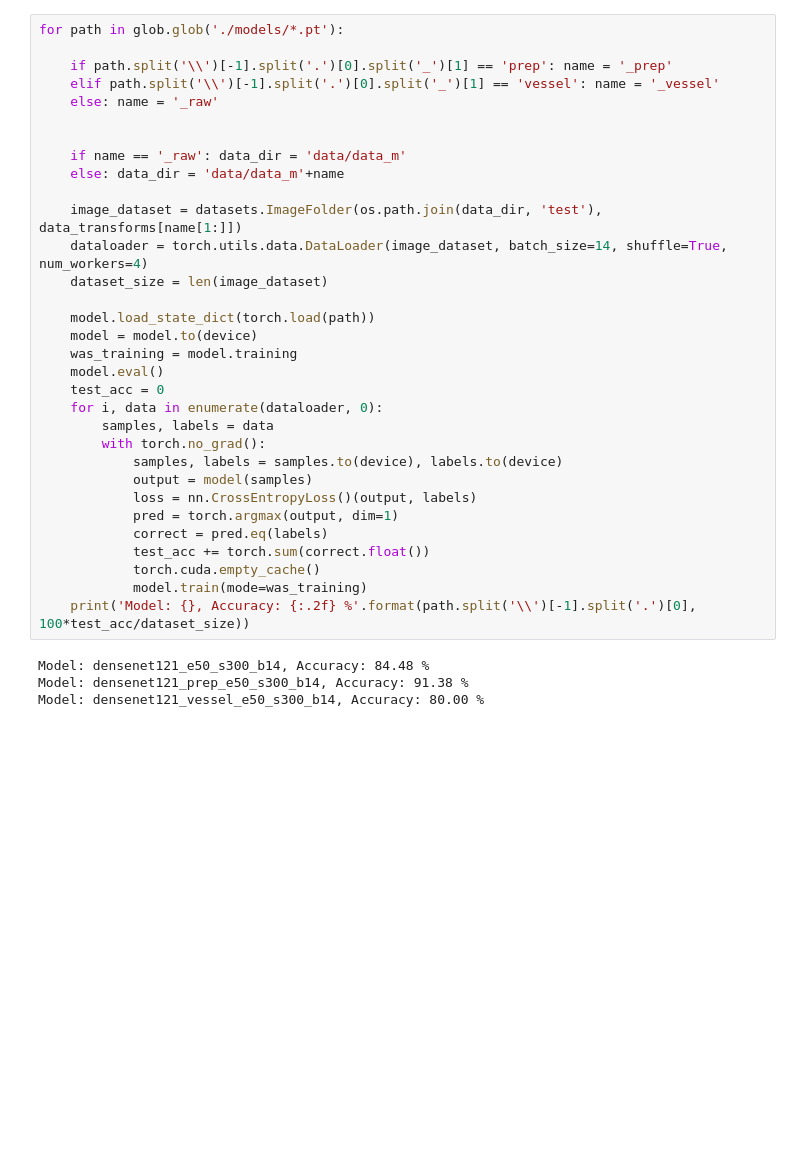
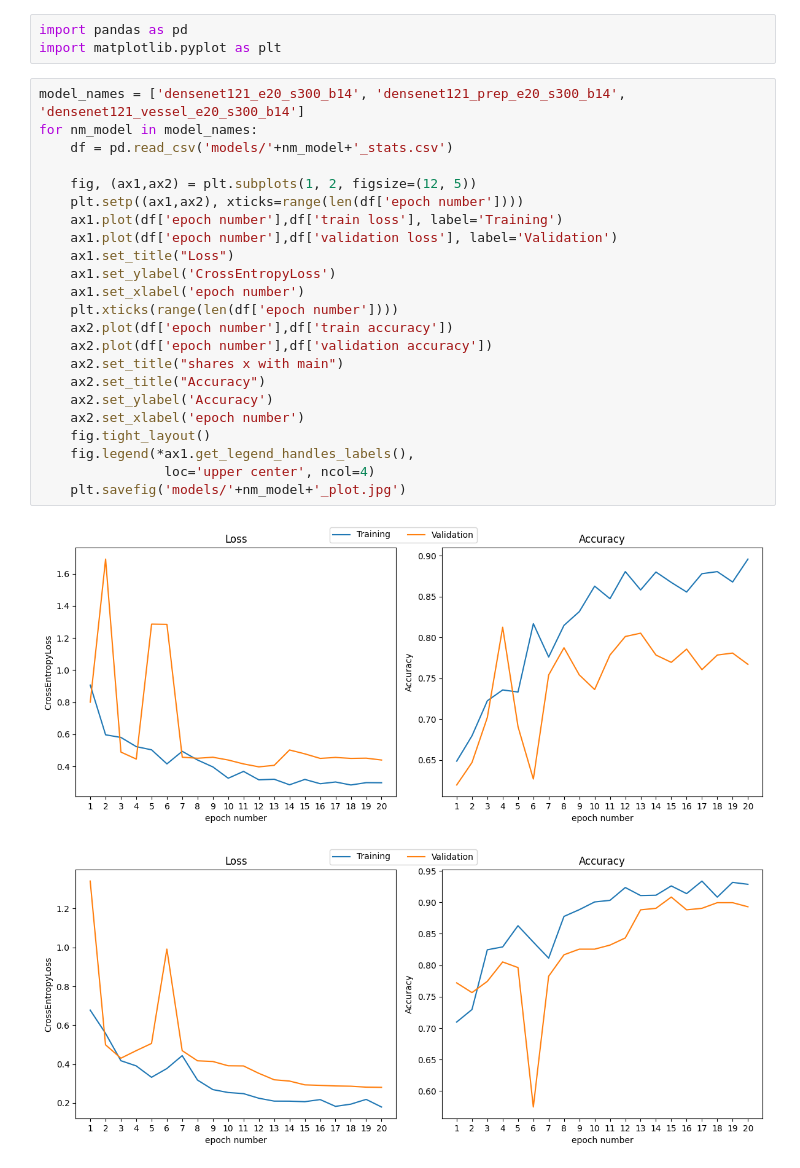
Before and after one commit to Mpasiowiec/Analiza-obrazu-i-diagnozowanie-cukrzycy-na-podstawie-zdjec-dna-oka, a Jupyter notebook: densenet/summary.ipynb, the cells around one changed output. Cells and saved outputs as stored; diff of their text form; blank space fills up the shorter version.

Commit message:
plots

```diff
--- a/densenet/summary.ipynb
+++ b/densenet/summary.ipynb
@@ -33,36 +1,29 @@ Using cache found in C:\Users\micha/.cache\torch\hub\pytorch_vision_v0.10.0
-# %%
-for path in glob.glob('./models/*.pt'):
-
-    if path.split('\\')[-1].split('.')[0].split('_')[1] == 'prep': name = '_prep'
-    elif path.split('\\')[-1].split('.')[0].split('_')[1] == 'vessel': name = '_vessel'
-    else: name = '_raw'
-
-
-    if name == '_raw': data_dir = 'data/data_m'
-    else: data_dir = 'data/data_m'+name
-
-    image_dataset = datasets.ImageFolder(os.path.join(data_dir, 'test'), data_transforms[name[1:]])
-    dataloader = torch.utils.data.DataLoader(image_dataset, batch_size=14, shuffle=True, num_workers=4)
-    dataset_size = len(image_dataset)
-
-    model.load_state_dict(torch.load(path))
-    model = model.to(device)
-    was_training = model.training
-    model.eval()
-    test_acc = 0
-    for i, data in enumerate(dataloader, 0):
-        samples, labels = data
-        with torch.no_grad():
-            samples, labels = samples.to(device), labels.to(device)
-            output = model(samples)
-            loss = nn.CrossEntropyLoss()(output, labels)
-            pred = torch.argmax(output, dim=1)
-            correct = pred.eq(labels)
-            test_acc += torch.sum(correct.float())
-            torch.cuda.empty_cache()
-            model.train(mode=was_training)
-    print('Model: {}, Accuracy: {:.2f} %'.format(path.split('\\')[-1].split('.')[0], 100*test_acc/dataset_size))
-# %% [output]
-Model: densenet121_e50_s300_b14, Accuracy: 84.48 %
-Model: densenet121_prep_e50_s300_b14, Accuracy: 91.38 %
-Model: densenet121_vessel_e50_s300_b14, Accuracy: 80.00 %
+# %%
+import pandas as pd
+import matplotlib.pyplot as plt
+# %%
+model_names = ['densenet121_e20_s300_b14', 'densenet121_prep_e20_s300_b14', 'densenet121_vessel_e20_s300_b14']
+for nm_model in model_names:
+    df = pd.read_csv('models/'+nm_model+'_stats.csv')
+
+    fig, (ax1,ax2) = plt.subplots(1, 2, figsize=(12, 5))
+    plt.setp((ax1,ax2), xticks=range(len(df['epoch number'])))
+    ax1.plot(df['epoch number'],df['train loss'], label='Training')
+    ax1.plot(df['epoch number'],df['validation loss'], label='Validation')
+    ax1.set_title("Loss")
+    ax1.set_ylabel('CrossEntropyLoss')
+    ax1.set_xlabel('epoch number')
+    plt.xticks(range(len(df['epoch number'])))
+    ax2.plot(df['epoch number'],df['train accuracy'])
+    ax2.plot(df['epoch number'],df['validation accuracy'])
+    ax2.set_title("shares x with main")
+    ax2.set_title("Accuracy")
+    ax2.set_ylabel('Accuracy')
+    ax2.set_xlabel('epoch number')
+    fig.tight_layout()
+    fig.legend(*ax1.get_legend_handles_labels(),
+                loc='upper center', ncol=4)
+    plt.savefig('models/'+nm_model+'_plot.jpg')
+# %% [output]
+[figure, added]
+[figure, added]
```
Also changed, not shown: parts of 3 cells of this notebook, 3 other files.
